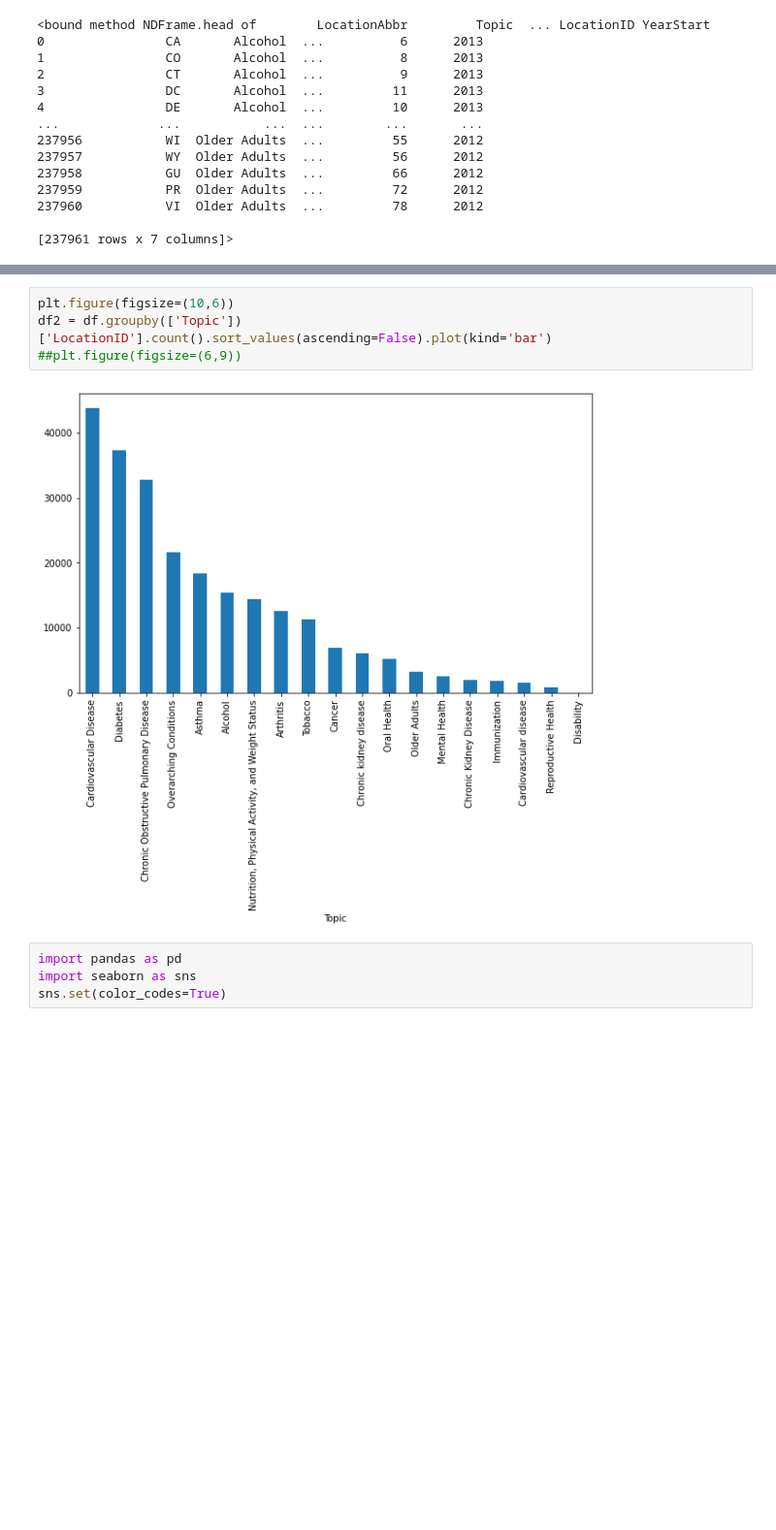
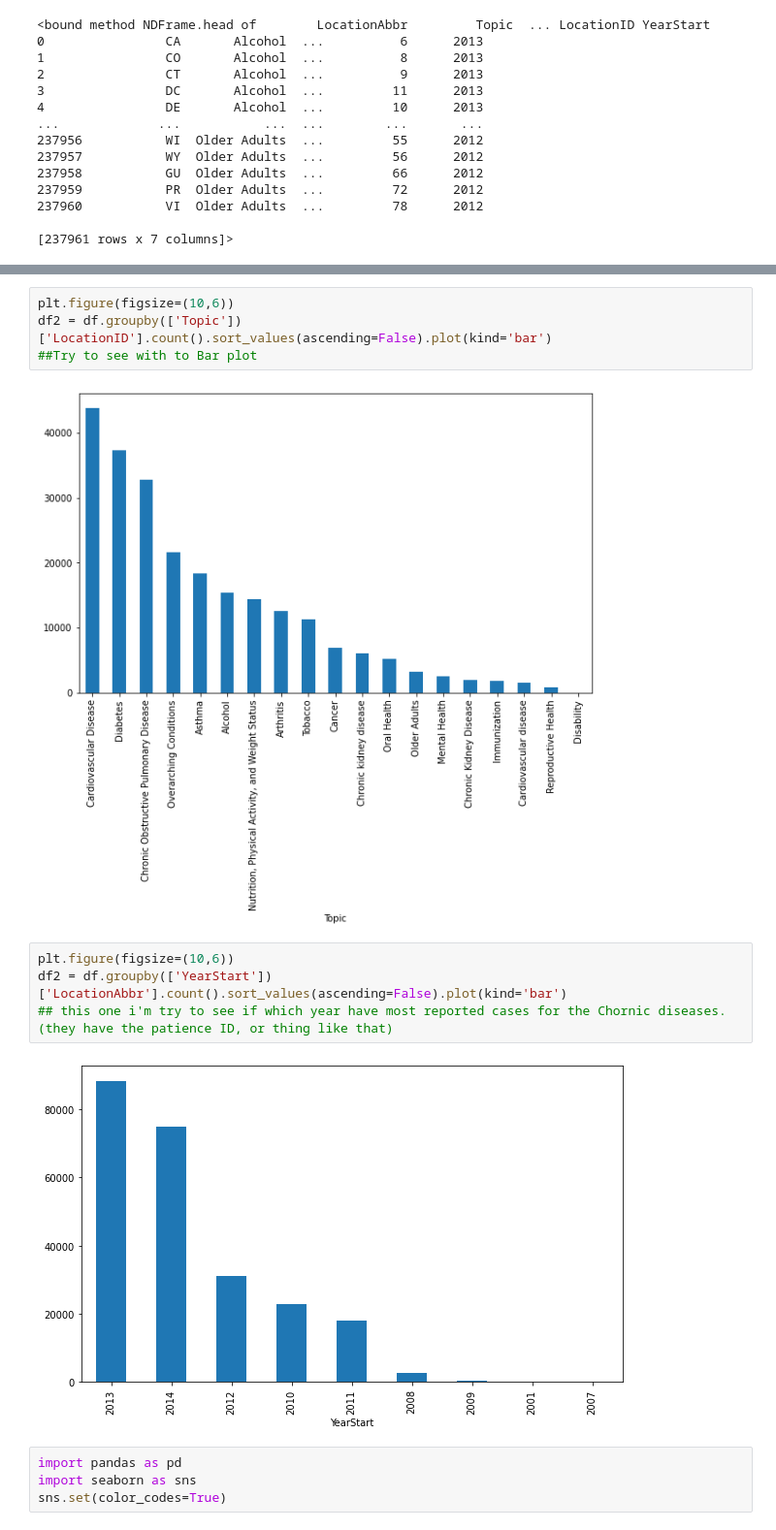
Before and after one commit to Thivadee19/LGCC_Capstone-Project, a Jupyter notebook: Capstone_Project.ipynb, the cells around one changed output, grey strips where cells are left out. Shown: that part at 97% size. Cells and saved outputs as stored; diff of their text form; blank space fills up the shorter version.

```diff
--- a/Capstone_Project.ipynb
+++ b/Capstone_Project.ipynb
@@ -136,9 +172,15 @@ Disability                                          55        0.02
 # %%
 plt.figure(figsize=(10,6))
 df2 = df.groupby(['Topic'])['LocationID'].count().sort_values(ascending=False).plot(kind='bar')
-##plt.figure(figsize=(6,9))
+##Try to see with to Bar plot
 # %% [output]
 [figure]
+# %%
+plt.figure(figsize=(10,6))
+df2 = df.groupby(['YearStart'])['LocationAbbr'].count().sort_values(ascending=False).plot(kind='bar')
+## this one i'm try to see if which year have most reported cases for the Chornic diseases. (they have the patience ID, or thing like that)
+# %% [output]
+[figure, added]
 # %%
 import pandas as pd
 import seaborn as sns
```
Also changed, not shown: parts of 10 cells of this notebook.
